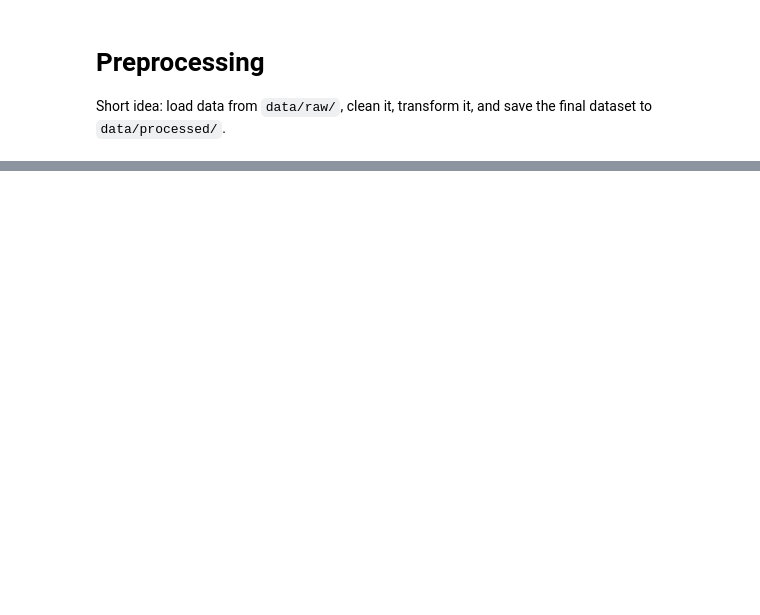
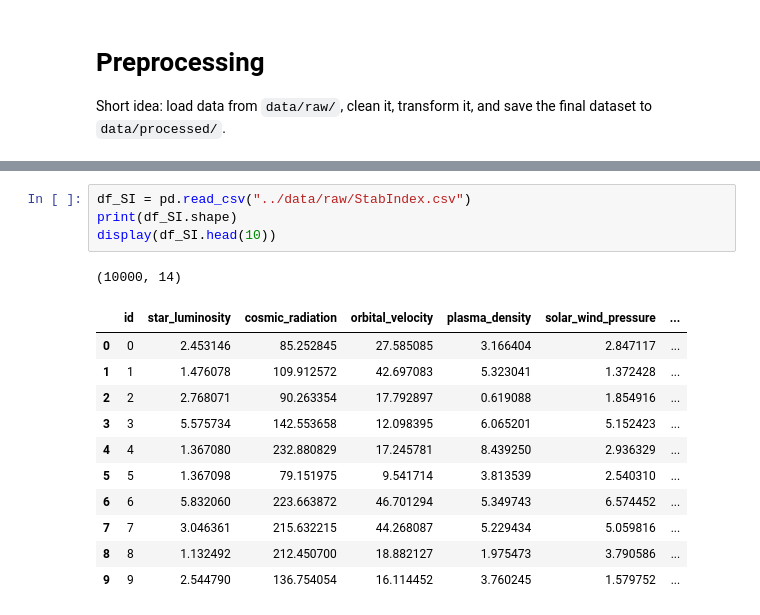
Before and after one commit to DavidDiestreR/AutoML-AdvancedML, a Jupyter notebook: notebooks/preprocessing.ipynb, the cells around one changed output, grey strips where cells are left out. Saved outputs shown, nothing was run; the diff lists cells and outputs as text; blank space fills up the shorter version.

```diff
--- a/notebooks/preprocessing.ipynb
+++ b/notebooks/preprocessing.ipynb
@@ -47,0 +77,17 @@ def clean_csv(input_path):
+# %%
+df_SI = pd.read_csv("../data/raw/StabIndex.csv")
+print(df_SI.shape)
+display(df_SI.head(10))
+# %% [output]
+(10000, 14)
+|  | id | star_luminosity | cosmic_radiation | orbital_velocity | plasma_density | solar_wind_pressure | ... |
+| 0 | 0 | 2.453146 | 85.252845 | 27.585085 | 3.166404 | 2.847117 | ... |
+| 1 | 1 | 1.476078 | 109.912572 | 42.697083 | 5.323041 | 1.372428 | ... |
+| 2 | 2 | 2.768071 | 90.263354 | 17.792897 | 0.619088 | 1.854916 | ... |
+| 3 | 3 | 5.575734 | 142.553658 | 12.098395 | 6.065201 | 5.152423 | ... |
+| 4 | 4 | 1.367080 | 232.880829 | 17.245781 | 8.439250 | 2.936329 | ... |
+| 5 | 5 | 1.367098 | 79.151975 | 9.541714 | 3.813539 | 2.540310 | ... |
+| 6 | 6 | 5.832060 | 223.663872 | 46.701294 | 5.349743 | 6.574452 | ... |
+| 7 | 7 | 3.046361 | 215.632215 | 44.268087 | 5.229434 | 5.059816 | ... |
+| 8 | 8 | 1.132492 | 212.450700 | 18.882127 | 1.975473 | 3.790586 | ... |
+| 9 | 9 | 2.544790 | 136.754054 | 16.114452 | 3.760245 | 1.579752 | ... |
```
Also changed, not shown: parts of 4 cells of this notebook, 2 other files.
